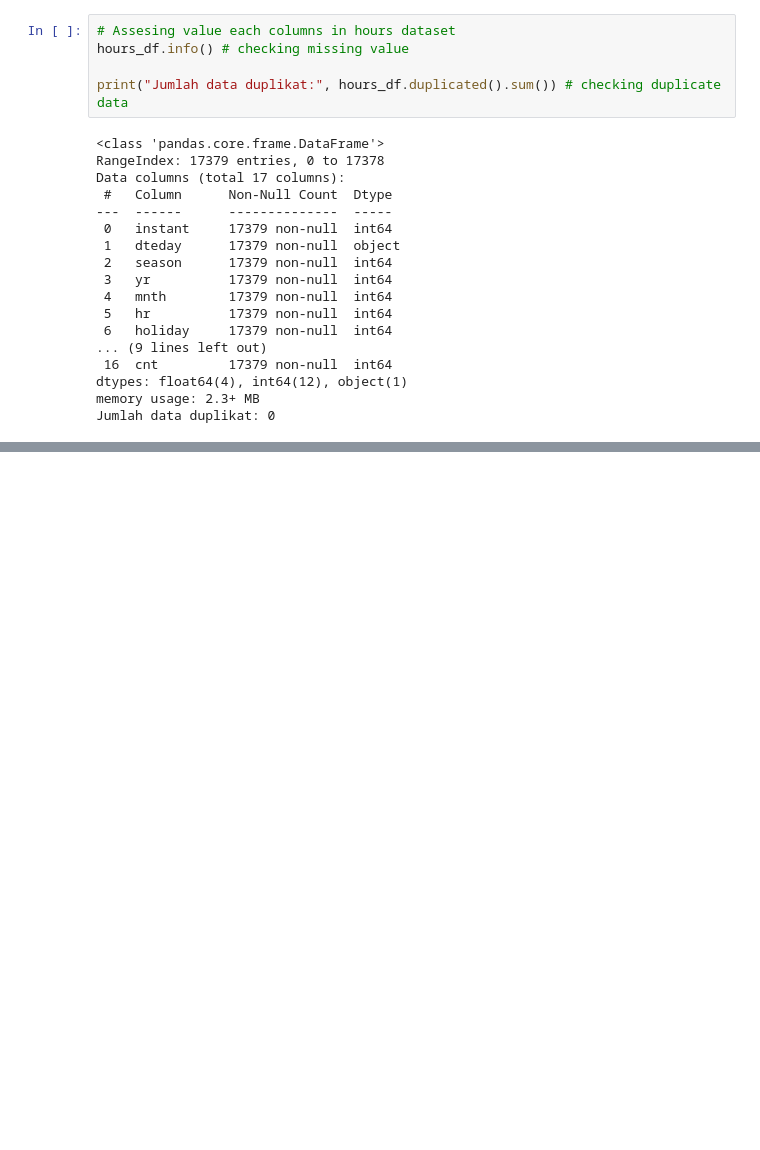
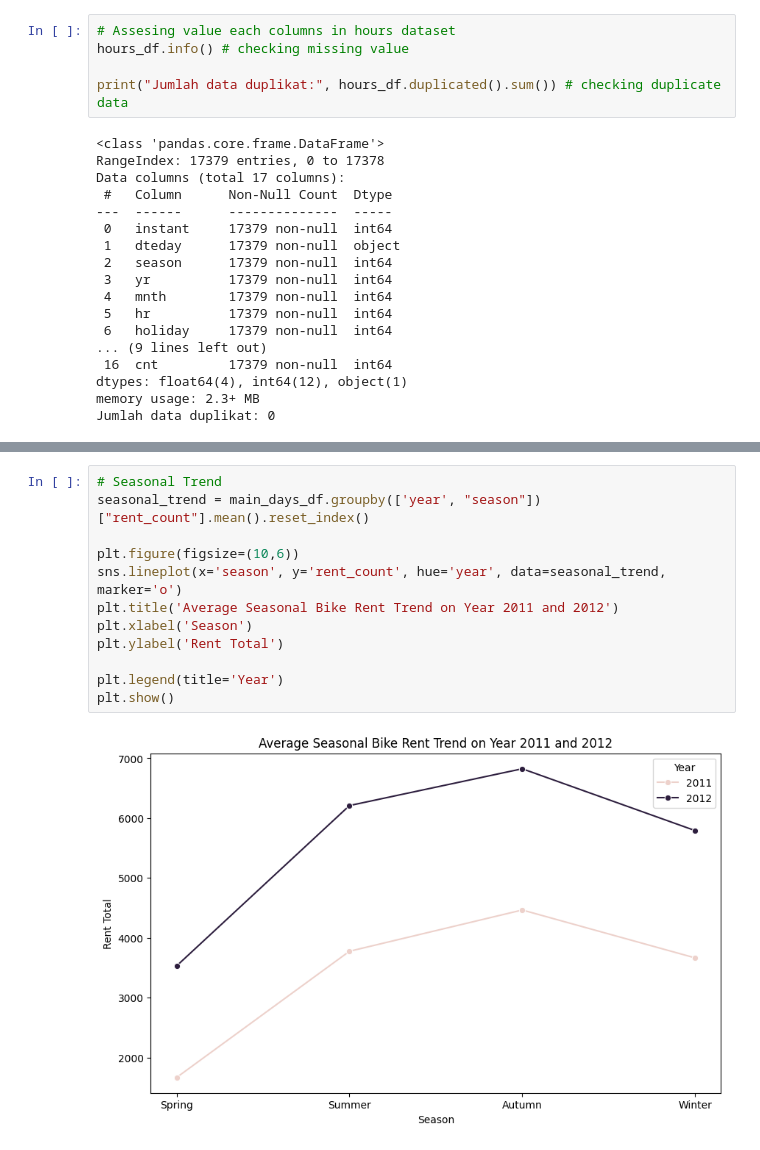
Before and after one commit to GadiseMustika/bikesharing_analytic, a Jupyter notebook: notebook.ipynb, the cells around one changed output, grey strips where cells are left out. Cells and saved outputs as stored; diff of their text form; blank space fills up the shorter version.

```diff
--- a/notebook.ipynb
+++ b/notebook.ipynb
@@ -568,0 +524,14 @@ TypeError: Data source must be a DataFrame or Mapping, not <class 'pandas.core.g
+# %%
+# Seasonal Trend
+seasonal_trend = main_days_df.groupby(['year', "season"])["rent_count"].mean().reset_index()
+
+plt.figure(figsize=(10,6))
+sns.lineplot(x='season', y='rent_count', hue='year', data=seasonal_trend, marker='o')
+plt.title('Average Seasonal Bike Rent Trend on Year 2011 and 2012')
+plt.xlabel('Season')
+plt.ylabel('Rent Total')
+
+plt.legend(title='Year')
+plt.show()
+# %% [output]
+[figure, added]
```
Also changed, not shown: parts of 83 cells of this notebook, 2 other files.
